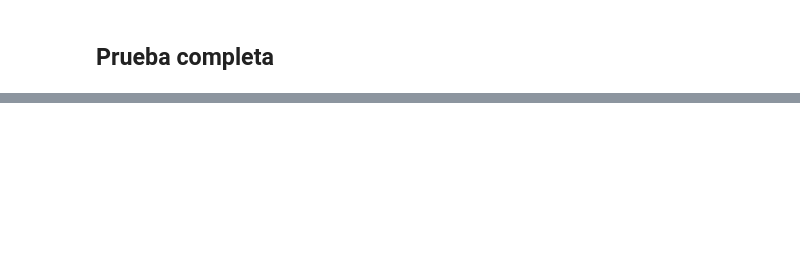
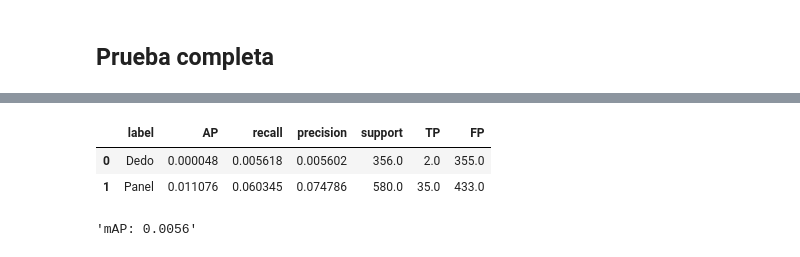
Before and after one commit to frburrue/tfm, a Jupyter notebook: Evaluation.ipynb, the cells around one changed output, grey strips where cells are left out. Drawn from its saved outputs; the diff is of its cells as text; code cells hidden in the pictures; blank space fills up the shorter version.

```diff
--- a/Evaluation.ipynb
+++ b/Evaluation.ipynb
@@ -610,0 +648,10 @@ for f in final:
+# %%
+data_0_9[2][0][['label', 'AP', 'recall', 'precision', 'support', 'TP', 'FP']]
+# %% [output]
+|  | label | AP | recall | precision | support | TP | FP |
+| 0 | Dedo | 0.000048 | 0.005618 | 0.005602 | 356.0 | 2.0 | 355.0 |
+| 1 | Panel | 0.011076 | 0.060345 | 0.074786 | 580.0 | 35.0 | 433.0 |
+# %%
+data_0_9[2][1]
+# %% [output]
+'mAP: 0.0056'
```
Also changed, not shown: parts of 21 cells of this notebook, 49 other files.
